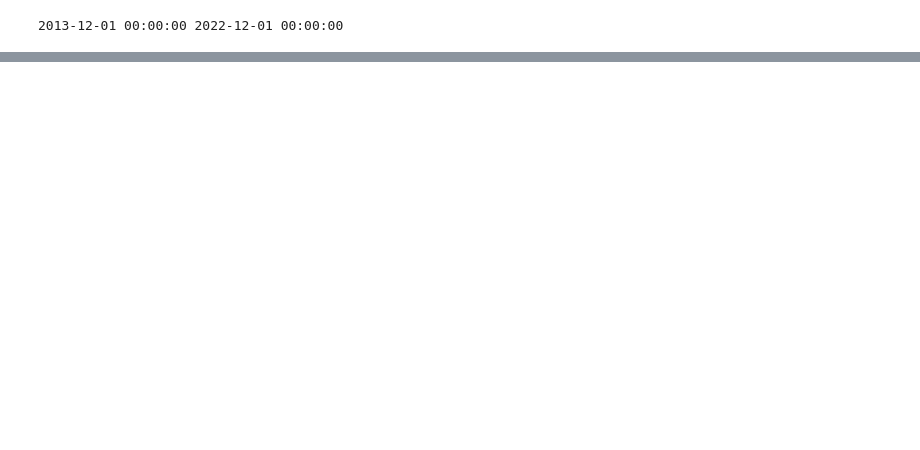
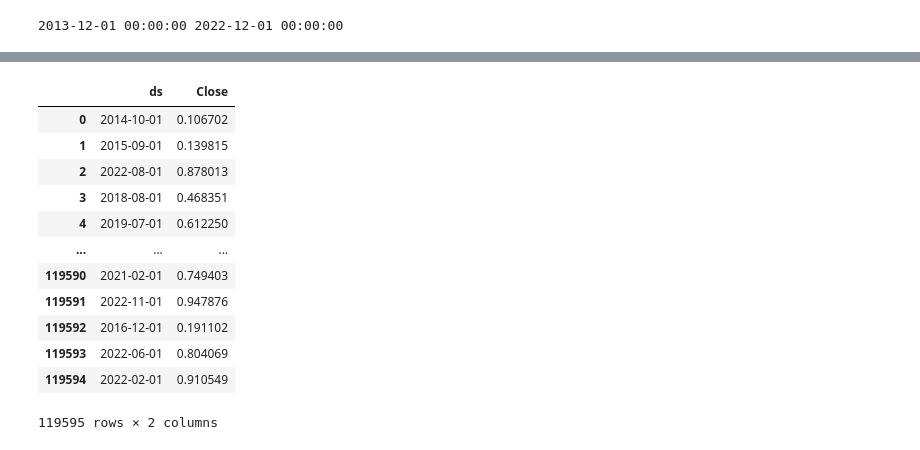
Before and after one commit to dhananjay-tribugs/Finance_project, a Jupyter notebook: notebooks/eda.ipynb, the cells around one changed output, grey strips where cells are left out. Cells and saved outputs as stored; diff of their text form; code cells hidden in the pictures; blank space fills up the shorter version.

```diff
--- a/notebooks/eda.ipynb
+++ b/notebooks/eda.ipynb
@@ -101,0 +260,11 @@ df2
+# %%
+from sklearn.preprocessing import MinMaxScaler
+from sklearn.model_selection import train_test_split
+
+X= df_svm.drop(columns=["y"], axis=1)
+y = df_svm['y']
+X_train, X_test, y_train, y_test = train_test_split(X,y,test_size=0.2,random_state=42)
+X_train.set_index('ds',inplace=True)
+X_test.set_index('ds',inplace=True)
+
+display(X_test)
@@ -101,0 +286,17 @@ df2
+# %%
+X_train.reset_index()
+X_test.reset_index()
+# %% [output]
+|  | ds | Close |
+| 0 | 2014-10-01 | 0.106702 |
+| 1 | 2015-09-01 | 0.139815 |
+| 2 | 2022-08-01 | 0.878013 |
+| 3 | 2018-08-01 | 0.468351 |
+| 4 | 2019-07-01 | 0.612250 |
+| ... | ... | ... |
+| 119590 | 2021-02-01 | 0.749403 |
+| 119591 | 2022-11-01 | 0.947876 |
+| 119592 | 2016-12-01 | 0.191102 |
+| 119593 | 2022-06-01 | 0.804069 |
+| 119594 | 2022-02-01 | 0.910549 |
+119595 rows × 2 columns
```
Also changed, not shown: parts of 32 cells of this notebook, 3 other files.
